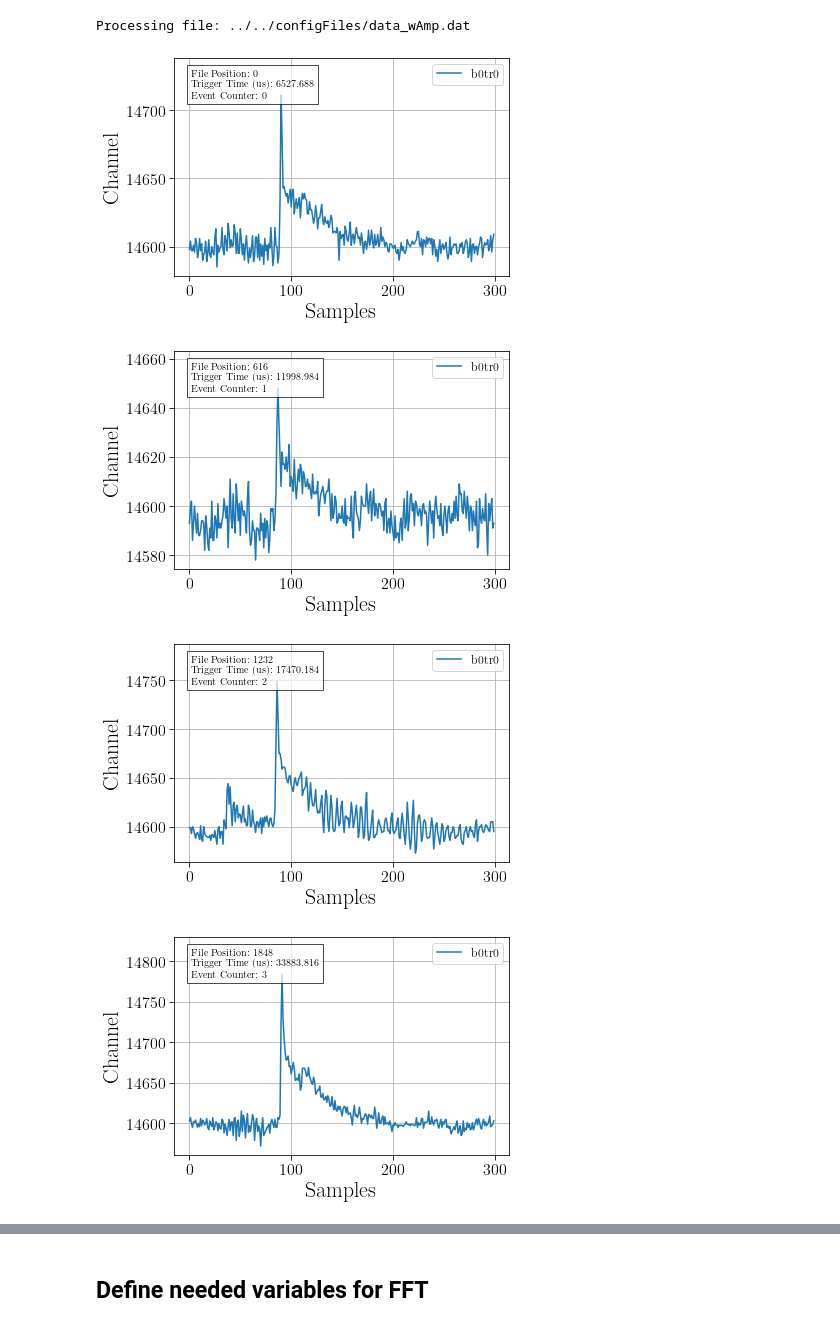
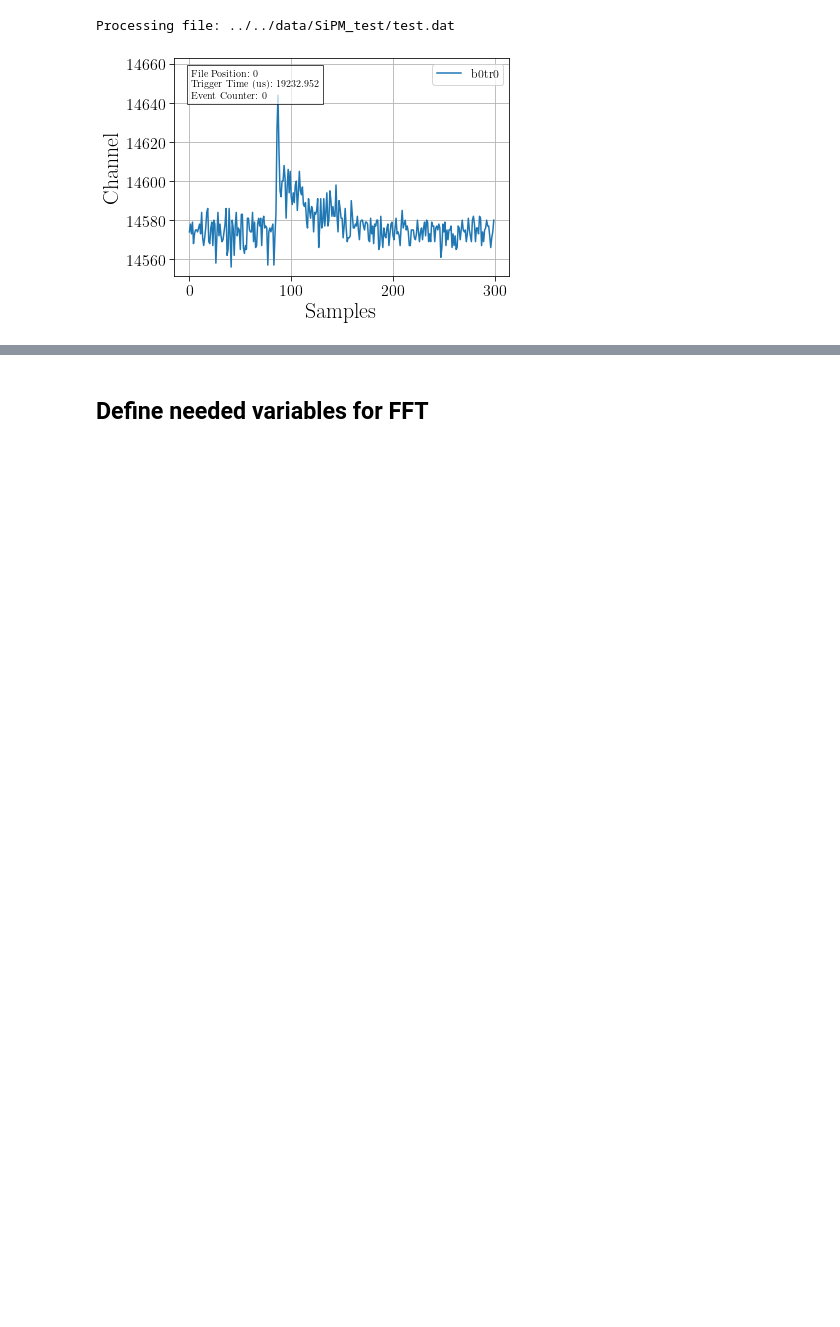
Before and after one commit to toej93/SiPM_QA, a Jupyter notebook: utilities/python/reader.ipynb, the cells around one changed output, grey strips where cells are left out. Saved outputs shown, nothing was run; the diff lists cells and outputs as text; code cells hidden in the pictures; blank space fills up the shorter version.

```diff
--- a/utilities/python/reader.ipynb
+++ b/utilities/python/reader.ipynb
@@ -33,18 +33,16 @@ import warnings
 warnings.filterwarnings("ignore")
 # %%
 # infile_name = "190307-EJ309-1700V-SPE_2.dat"
-infile_name = "../../configFiles/data_wAmp.dat"
+# infile_name = "../../configFiles/data_wAmp.dat"
+infile_name = "../../data/SiPM_test/test.dat"
 df = CAENReader.DataFile(infile_name)
 print('Processing file:', infile_name)
 # %% [output]
-Processing file: ../../configFiles/data_wAmp.dat
+Processing file: ../../data/SiPM_test/test.dat
 # %%
-for i in range(0,10):
+for i in range(0,1):
     tr = df.getNextTrigger()
 #     if(i>85):
     tr.display()
 # %% [output]
-[figure, old version]
+[figure, new version]
-[figure, removed]
-[figure, removed]
-[figure, removed]
```
Also changed, not shown: parts of 21 cells of this notebook, 5 other files.
